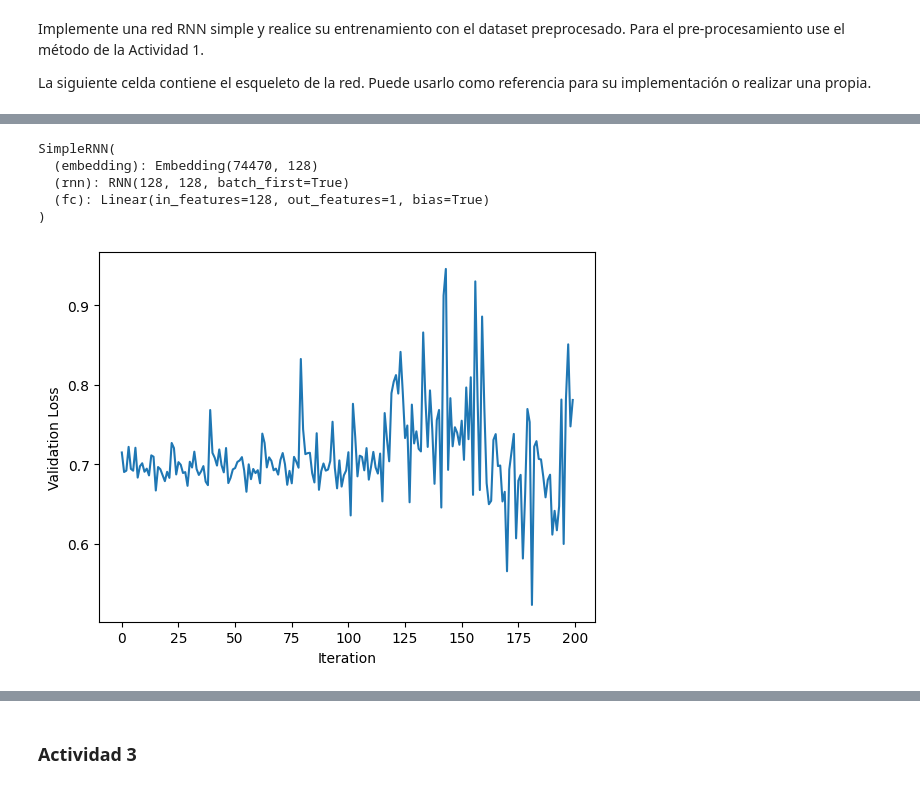
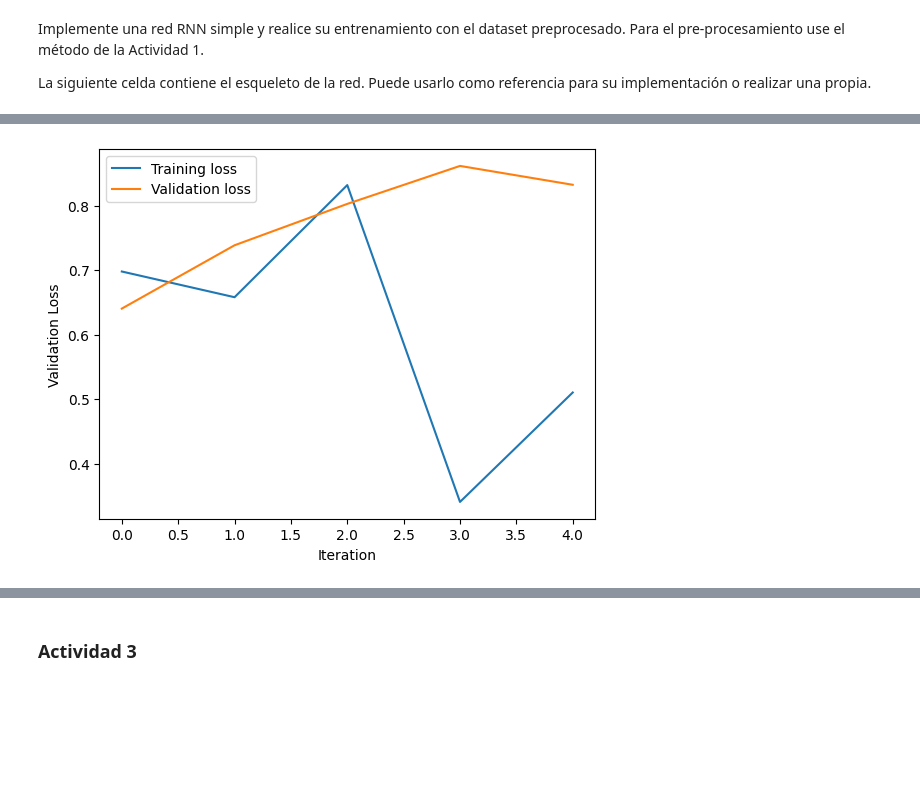
Before and after one commit to BrunoFarfan/DeepLearning, a Jupyter notebook: T2/T2_BrunoFarfan.ipynb, the cells around one changed output, grey strips where cells are left out. Drawn from its saved outputs; the diff is of its cells as text; code cells hidden in the pictures; blank space fills up the shorter version.

```diff
--- a/T2/T2_BrunoFarfan.ipynb
+++ b/T2/T2_BrunoFarfan.ipynb
@@ -314,8 +339,8 @@ class SimpleRNN(nn.Module):
 # %%
-simple_model = SimpleRNN(num_embeddings, 128, 128, 1, 90)
+simple_model = SimpleRNN(num_embeddings, 128, 128, 1, dropout=0.2)
 # %%
 criterion = nn.BCEWithLogitsLoss()
-lr = 0.001
+lr = 0.005
 optimizer = torch.optim.Adam(simple_model.parameters(), lr=lr)
 # %%
 device = torch.device("cuda" if torch.cuda.is_available() else "cpu")
@@ -328,6 +353,7 @@ SimpleRNN(
 )
 # %%
 def train(num_epochs, model, criterion, optimizer, train_dataloader, val_dataloader):
+    losses = []
     val_losses = []
     for epoch in range(num_epochs):
         model.train()
@@ -344,7 +370,7 @@ def train(num_epochs, model, criterion, optimizer, train_dataloader, val_dataloa
             optimizer.zero_grad()
 
             output = model(texts)
-            # print(output.shape)
+            # print(output)
             output = output.squeeze()  # Remove the extra dimension from the output
             # print(output, labels.float())
 
@@ -352,6 +378,9 @@ def train(num_epochs, model, criterion, optimizer, train_dataloader, val_dataloa
             loss.backward()
             nn.utils.clip_grad_norm_(model.parameters(), max_norm=1.0)  # Apply gradient clipping
             optimizer.step()
+
+        losses.append(loss.item())
+        print('Epoch [{}/{}], Loss: {:.4f}'.format(epoch+1, num_epochs, loss.item()))
 
         model.eval()
 
@@ -364,11 +393,11 @@ def train(num_epochs, model, criterion, optimizer, train_dataloader, val_dataloa
                 output = output.squeeze()
 
                 val_loss = criterion(output, labels.float())
-                val_losses.append(val_loss.item())
 
+        val_losses.append(val_loss.item())
         print('Epoch [{}/{}], Validation Loss: {:.4f}'.format(epoch+1, num_epochs, val_loss.item()))
 
-    return val_losses
+    return (losses, val_losses)
 # %%
-val_losses = train(5, simple_model, criterion, optimizer, train_dataloader, val_dataloader)
+losses, val_losses = train(5, simple_model, criterion, optimizer, train_dataloader, val_dataloader)
 # %% [output]
@@ -381,31 +415,27 @@ Epoch [5/5], Validation Loss: 0.7808
 # PATH = './simple_rnn.pth'
 # torch.save(simple_model.state_dict(), PATH)
 # %%
-PATH = './simple_rnn.pth'
-simple_model = SimpleRNN(num_embeddings, 128, 128, 1, 90)
-simple_model.load_state_dict(torch.load(PATH))
-simple_model.to(device)
+# PATH = './simple_rnn.pth'
+# simple_model = SimpleRNN(num_embeddings, 128, 128, 1)
+# simple_model.load_state_dict(torch.load(PATH))
+# simple_model.to(device)
-# %% [output]
-SimpleRNN(
-  (embedding): Embedding(74470, 128)
-  (rnn): RNN(128, 128, batch_first=True)
-  (fc): Linear(in_features=128, out_features=1, bias=True)
-)
 # %%
 # plot losses
 
-def plot(val_losses):
+def plot(losses, val_losses):
 
+    plt.plot(losses, label="Training loss")
     plt.plot(val_losses, label="Validation loss")
+    plt.legend()
 
     plt.xlabel("Iteration")
     plt.ylabel("Validation Loss")
 
     plt.show()
 
-plot(val_losses)
+plot(losses, val_losses)
 # %% [output]
-[figure, old version]
+[figure, new version]
 # %%
 # Test accuracy
 
```
Also changed, not shown: parts of 20 cells of this notebook, 2 other files.
